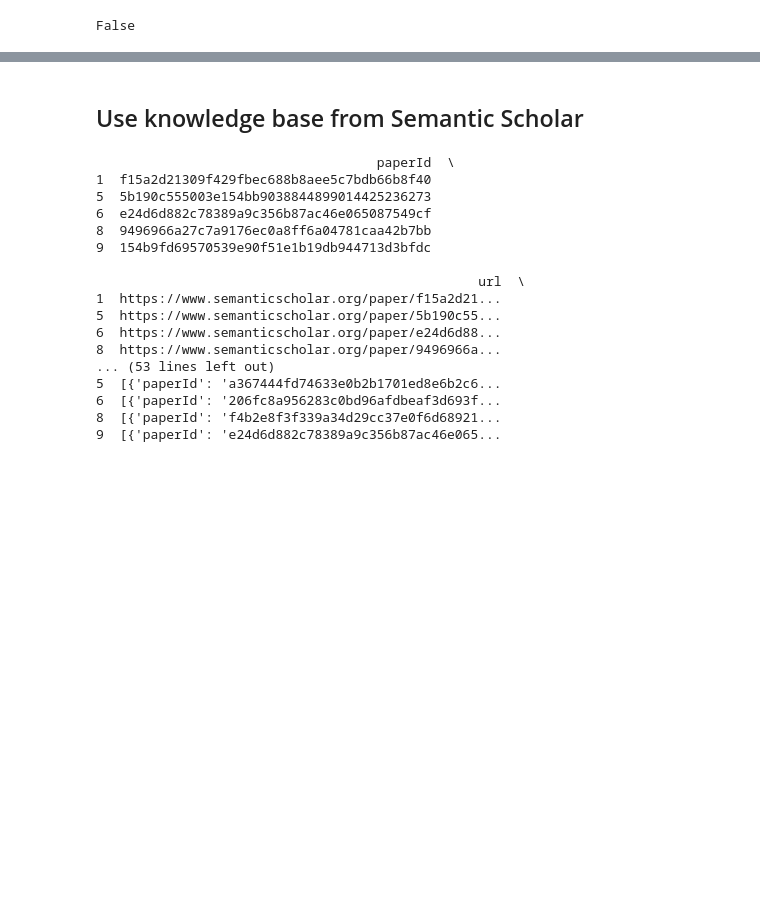
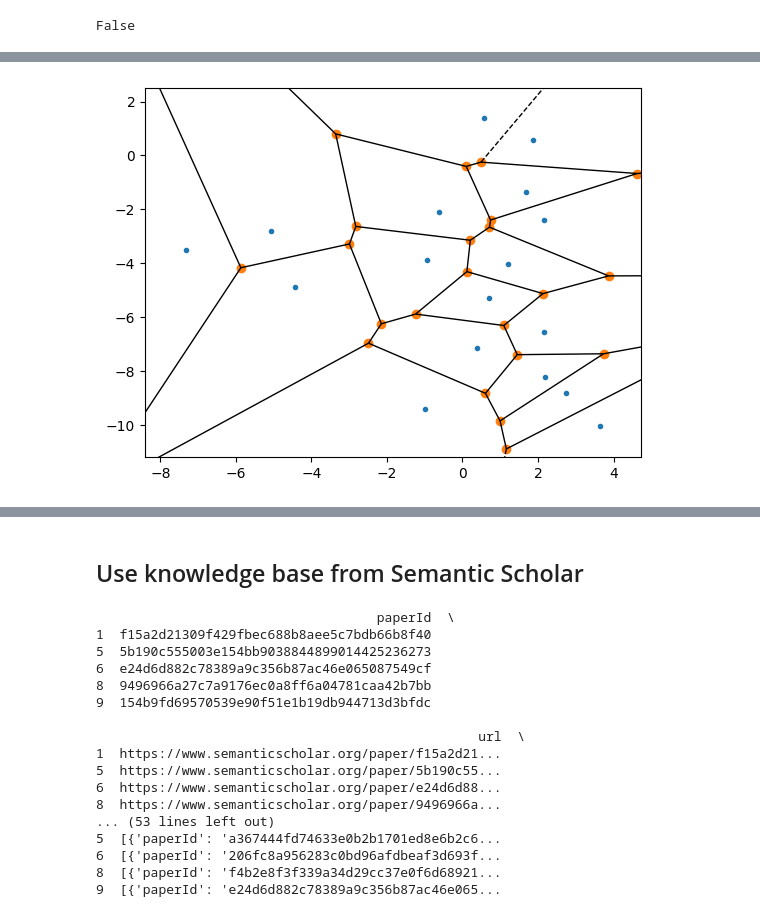
Before and after one commit to KevinH48264/autoscious-carbon-capture, a Jupyter notebook: knowledge_base/generate_viz.ipynb, the cells around one changed output, grey strips where cells are left out. Drawn from its saved outputs; the diff is of its cells as text; code cells hidden in the pictures; blank space fills up the shorter version.

Commit message:
precomputed voronoi diagrams?

```diff
--- a/knowledge_base/generate_viz.ipynb
+++ b/knowledge_base/generate_viz.ipynb
@@ -423,0 +330,83 @@ df.head()
+# %%
+# For now, it seems like d3 for computing infinite voronoi diagrams is probably the best bet because python doesn't have a library for that for some reason
+# Pre-processing cluster trees to form voronoi diagram
+from shapely.geometry import Polygon
+from scipy.spatial import Voronoi, convex_hull_plot_2d, Delaunay
+import numpy as np
+
+# This function creates Voronoi polygons
+def create_voronoi_polygons(cluster):
+    leaf_clusters = []
+    all_centroids = []
+
+    # print("cluster", cluster)
+    # print("cluster['content']", cluster['content'])
+    # print("cluster['content'][0]", cluster['content'][0])
+    def recurse(cluster):
+        if isinstance(cluster['content'][0], dict):
+            for subcluster in cluster['content']:
+                recurse(subcluster)
+        else:
+            leaf_clusters.append(cluster)
+            all_centroids.append([cluster['centroid_x'], cluster['centroid_y']])
+
+    recurse(cluster)
+
+
+    all_centroids = np.array(all_centroids)
+    vor = Voronoi(all_centroids)
+    hull = Delaunay(all_centroids)
+
+    # testing if voronoi works properly
+    import matplotlib.pyplot as plt
+    fig = voronoi_plot_2d(vor)
+    plt.show()
+    print("leaf_clusters", len(leaf_clusters))
+    print("len(vor.point_region)", len(vor.point_region))
+    print("vor.point_region", vor.point_region)
+
+    polygons = []
+    for indices in vor.point_region:
+        print("indices", indices)
+        region = vor.regions[indices]
+        print("vor.vertices[region].tolist()", vor.vertices[region].tolist())
+
+        # TODO: risk, just not handling this and adding the vertices
+        # if not region:
+        #     continue
+        # if -1 in region:  # infite region that goes on forever
+        #     print("region", region)
+        #     polygon = hull.points[hull.convex_hull].tolist()
+        # else:
+
+        polygon = vor.vertices[region].tolist()
+        polygons.append(polygon)
+
+    for i, leaf_cluster in enumerate(leaf_clusters):
+        # print(polygons[i])
+        leaf_cluster['polygonPoints'] = polygons[i]
+
+    # visualie leaf_cluster polygons
+    import matplotlib.pyplot as plt
+    fig = voronoi_plot_2d(vor)
+    plt.show()
+
+# Main function to add polygon points to clusters
+def add_polygon_points_to_clusters(cluster):
+    # create Voronoi polygons for the leaf clusters
+    create_voronoi_polygons(cluster)
+
+    # This function populates polygon points up to the parent clusters
+    def recurse(cluster):
+        if isinstance(cluster['content'][0], dict):
+            cluster['polygonPoints'] = []
+            for subcluster in cluster['content']:
+                recurse(subcluster)
+                cluster['polygonPoints'].extend(subcluster.get('polygonPoints', []))
+
+    recurse(cluster)
+
+# Let's use the functions
+add_polygon_points_to_clusters(trees[0])
+# %% [output]
+[figure, added]
```
Also changed, not shown: parts of 8 cells of this notebook, 1 other file.
